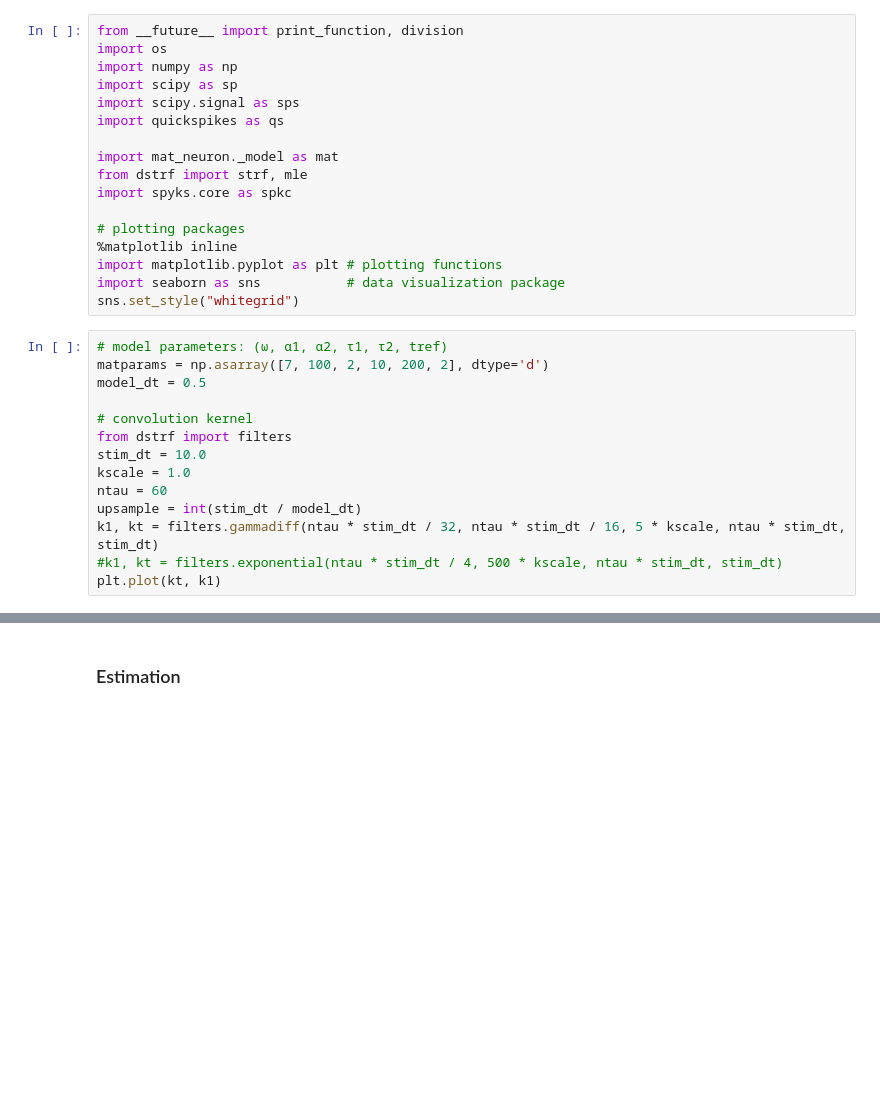
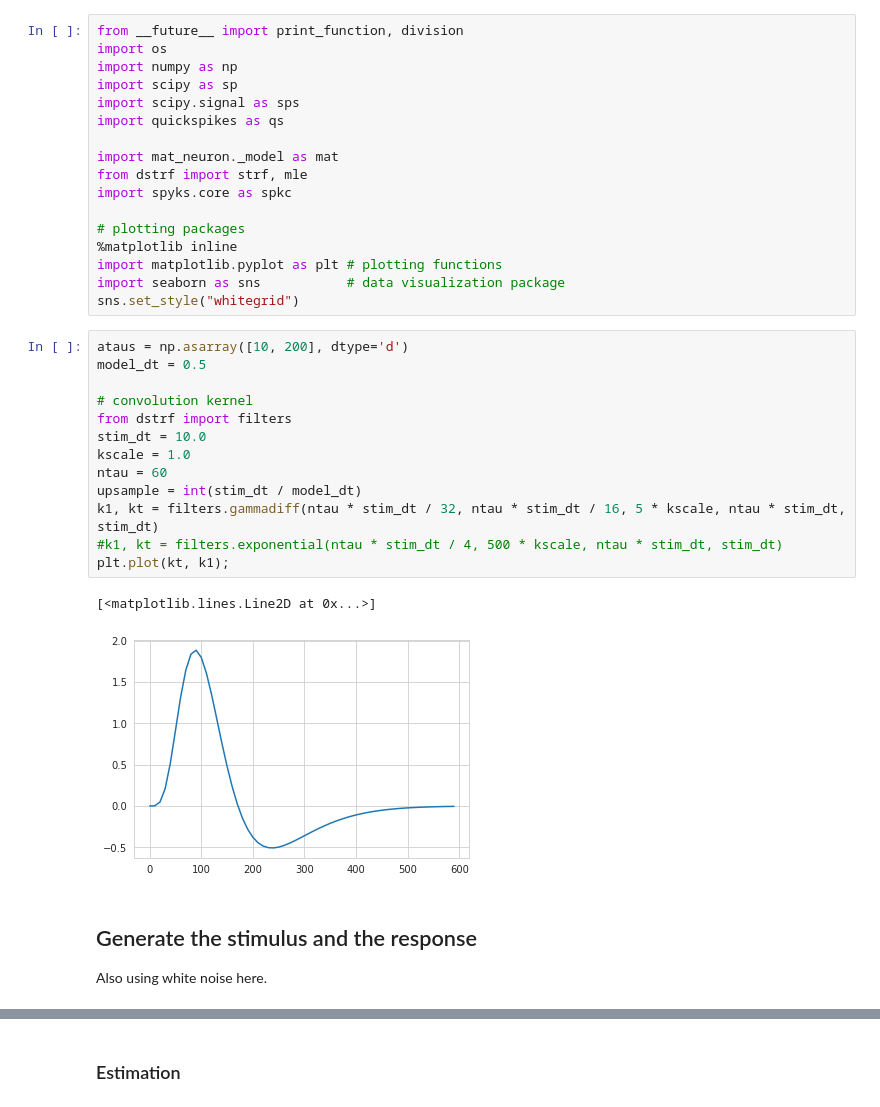
Before and after one commit to melizalab/dstrf, a Jupyter notebook: notebooks/glmat/glmat_1d_rothman_mle.ipynb, the cells around one changed output, grey strips where cells are left out. Saved outputs shown, nothing was run; the diff lists cells and outputs as text; blank space fills up the shorter version.

```diff
--- a/notebooks/glmat/glmat_1d_rothman_mle.ipynb
+++ b/notebooks/glmat/glmat_1d_rothman_mle.ipynb
@@ -18,19 +20,25 @@ import matplotlib.pyplot as plt # plotting functions
 import seaborn as sns           # data visualization package
 sns.set_style("whitegrid")
 # %%
-# model parameters: (ω, α1, α2, τ1, τ2, tref)
-matparams = np.asarray([7, 100, 2, 10, 200, 2], dtype='d')
+ataus = np.asarray([10, 200], dtype='d')
 model_dt = 0.5
 
 # convolution kernel
 from dstrf import filters
 stim_dt = 10.0
 kscale = 1.0
 ntau = 60
 upsample = int(stim_dt / model_dt)
 k1, kt = filters.gammadiff(ntau * stim_dt / 32, ntau * stim_dt / 16, 5 * kscale, ntau * stim_dt, stim_dt)
 #k1, kt = filters.exponential(ntau * stim_dt / 4, 500 * kscale, ntau * stim_dt, stim_dt)
-plt.plot(kt, k1)
+plt.plot(kt, k1);
+# %% [output]
+[<matplotlib.lines.Line2D at 0x...>]
+[figure, added]
+# %% [markdown]
+## Generate the stimulus and the response
+
+Also using white noise here.
 # %%
 # generating spikes with biocm
 model_name = "biocm_phasic.yml"
```
Also changed, not shown: parts of 5 cells of this notebook, 17 other files.
